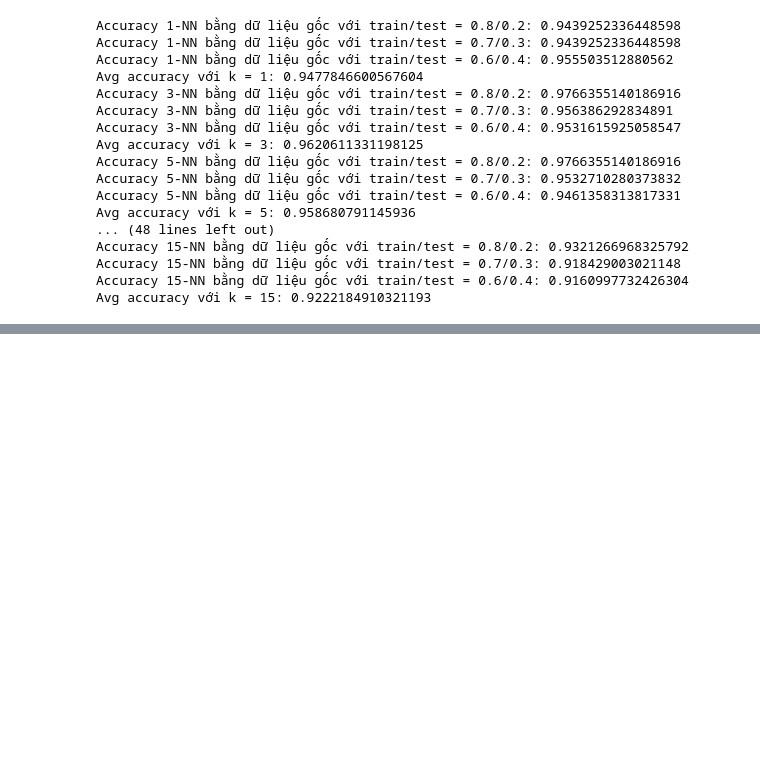
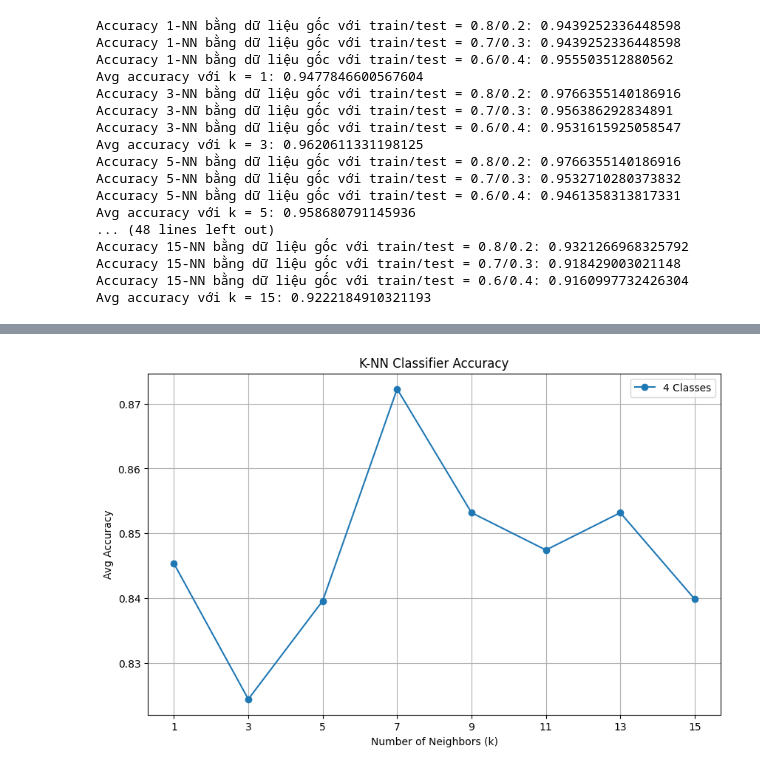
Before and after one commit to Dr-Vphuc/Ground_Water_Classifier, a Jupyter notebook: notebook/c_knn.ipynb, the cells around one changed output, grey strips where cells are left out. Cells and saved outputs as stored; diff of their text form; code cells hidden in the pictures; blank space fills up the shorter version.

Commit message:
knn undersampling done code

```diff
--- a/notebook/c_knn.ipynb
+++ b/notebook/c_knn.ipynb
@@ -135,0 +206,9 @@ X_train_9, X_test_9, y_train_9, y_test_9 = train_test_split(
+# %%
+# under sampling for 4 classes for 36 samples each
+df_4_under = df_4.copy()
+df_4_under = df_4_under.groupby('Classification', group_keys=False).sample(n=36, random_state=42).reset_index(drop=True)
+X_4_under = df_4_under.drop(columns=['Classification'])
+y_4_under = df_4_under['Classification']
+y_4_under_encoded = pd.factorize(y_4_under)[0]
+
+acc_4_under = knn(X_4_under, y_4_under_encoded, SPLIT_RATIOS)
@@ -135,0 +233,12 @@ X_train_9, X_test_9, y_train_9, y_test_9 = train_test_split(
+# %%
+plt.figure(figsize=(10, 6))
+plt.plot([1,3,5,7,9,11,13,15], acc_4_under, marker='o', label='4 Classes')
+plt.title('K-NN Classifier Accuracy')
+plt.xlabel('Number of Neighbors (k)')
+plt.ylabel('Avg Accuracy')
+plt.xticks([1,3,5,7,9,11,13,15])
+plt.legend()
+plt.grid()
+plt.show()
+# %% [output]
+[figure, added]
```
Also changed, not shown: parts of 12 cells of this notebook.
